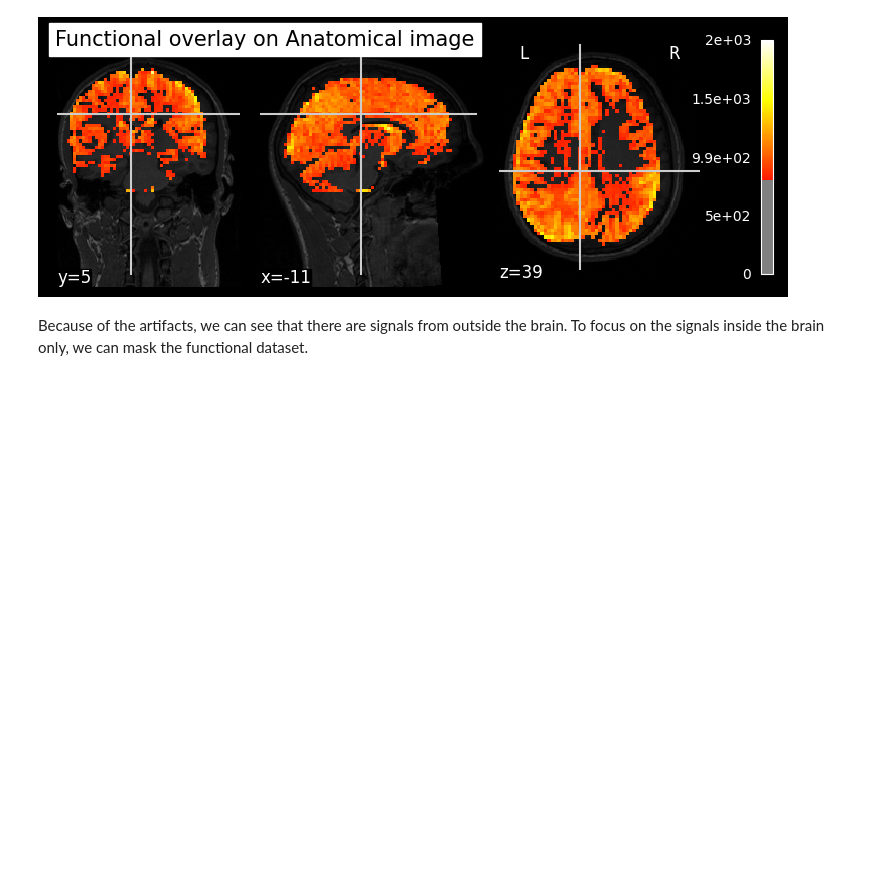
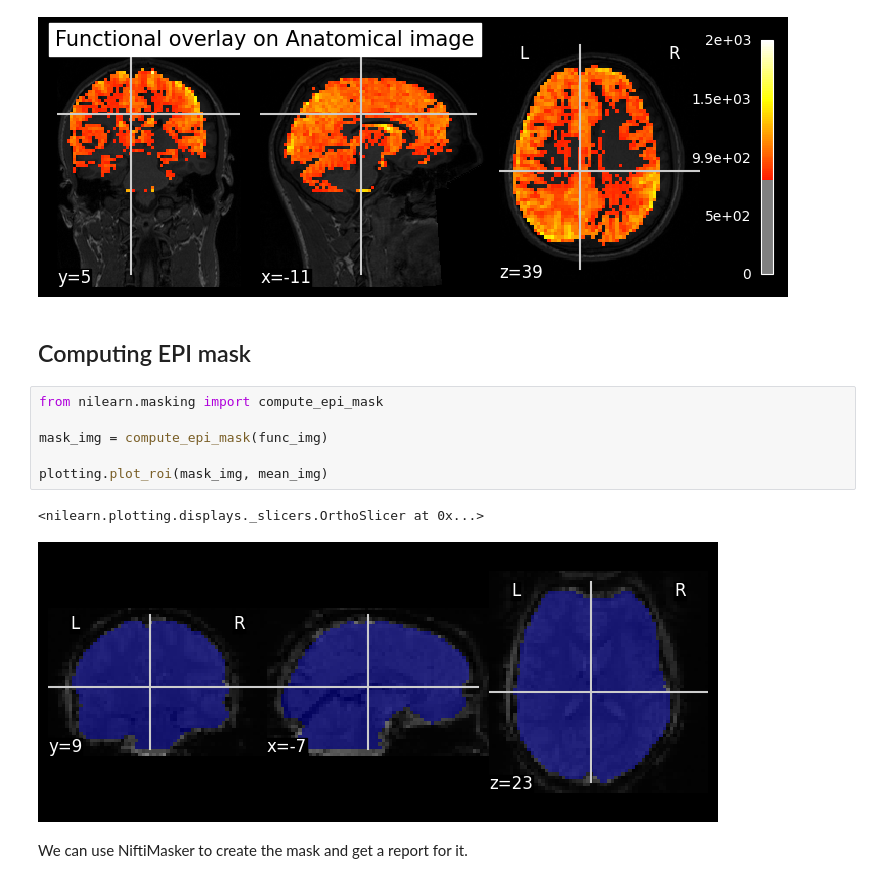
Before and after one commit to kadirberatyildirim/Neuroscience-Projects, a Jupyter notebook: masking_and_plotting_of_MRI_datasets.ipynb, the cells around one changed output. Cells and saved outputs as stored; diff of their text form; blank space fills up the shorter version.

Commit message:
masking added

```diff
--- a/visualization_of_MRI_datasets.ipynb
+++ b/masking_and_plotting_of_MRI_datasets.ipynb
@@ -163,5 +163,16 @@ plotting.plot_stat_map(volume, bg_img=anat_img, threshold='auto',
 plotting.show()
 # %% [output]
 [figure]
-# %% [markdown]
-Because of the artifacts, we can see that there are signals from outside the brain. To focus on the signals inside the brain only, we can mask the functional dataset.
+# %% [markdown]
+## Computing EPI mask
+# %%
+from nilearn.masking import compute_epi_mask
+
+mask_img = compute_epi_mask(func_img)
+
+plotting.plot_roi(mask_img, mean_img)
+# %% [output]
+<nilearn.plotting.displays._slicers.OrthoSlicer at 0x...>
+[figure, added]
+# %% [markdown]
+We can use NiftiMasker to create the mask and get a report for it.
```
Also changed, not shown: parts of 3 cells of this notebook.
